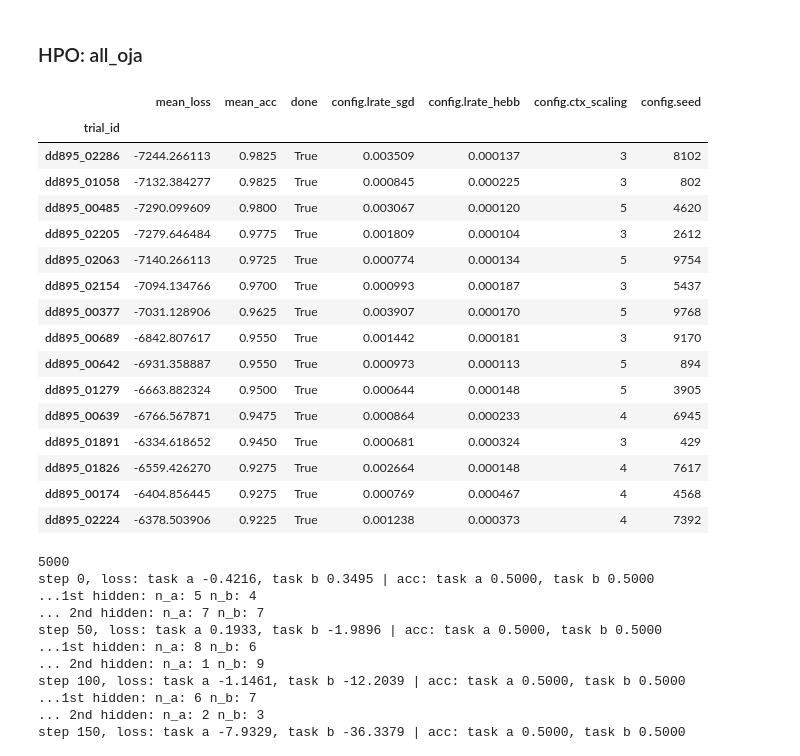
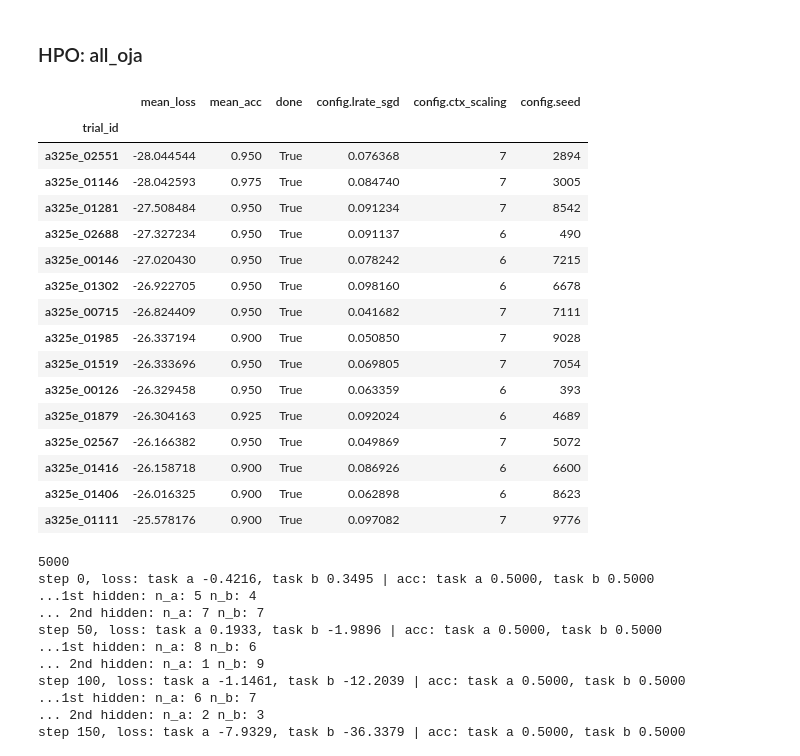
Before and after one commit to summerfieldlab/Flesch_Nagy_etal_HebbCL, a Jupyter notebook: notebooks/scratchpad.ipynb, the cells around one changed output. Saved outputs shown, nothing was run; the diff lists cells and outputs as text; code cells hidden in the pictures.

```diff
--- a/notebooks/scratchpad.ipynb
+++ b/notebooks/scratchpad.ipynb
@@ -181,28 +181,28 @@ print(f"terminal accuracy: {logger.results['acc_total'][-1]:.2f}, loss: {logger.
 # %% [markdown]
 ### HPO: all_oja
 # %%
-with open("../results/raytune_trees_asha_interleaved_ojaall_1ctx.pkl","rb") as f:
+with open("../results/raytune_blobs_asha_200episodes_blocked_vanilla_1ctx.pkl","rb") as f:
     df = pickle.load(f)["df"]
-df = df.sort_values("mean_acc",ascending=False).head(15)
+df = df.sort_values("mean_loss").head(15)
 df
 # %% [output]
-|  | mean_loss | mean_acc | done | config.lrate_sgd | config.lrate_hebb | config.ctx_scaling | config.seed |
-| trial_id |  |  |  |  |  |  |  |
-| dd895_02286 | -7244.266113 | 0.9825 | True | 0.003509 | 0.000137 | 3 | 8102 |
-| dd895_01058 | -7132.384277 | 0.9825 | True | 0.000845 | 0.000225 | 3 | 802 |
-| dd895_00485 | -7290.099609 | 0.9800 | True | 0.003067 | 0.000120 | 5 | 4620 |
-| dd895_02205 | -7279.646484 | 0.9775 | True | 0.001809 | 0.000104 | 3 | 2612 |
-| dd895_02063 | -7140.266113 | 0.9725 | True | 0.000774 | 0.000134 | 5 | 9754 |
-| dd895_02154 | -7094.134766 | 0.9700 | True | 0.000993 | 0.000187 | 3 | 5437 |
-| dd895_00377 | -7031.128906 | 0.9625 | True | 0.003907 | 0.000170 | 5 | 9768 |
-| dd895_00689 | -6842.807617 | 0.9550 | True | 0.001442 | 0.000181 | 3 | 9170 |
-| dd895_00642 | -6931.358887 | 0.9550 | True | 0.000973 | 0.000113 | 5 | 894 |
-| dd895_01279 | -6663.882324 | 0.9500 | True | 0.000644 | 0.000148 | 5 | 3905 |
-| dd895_00639 | -6766.567871 | 0.9475 | True | 0.000864 | 0.000233 | 4 | 6945 |
-| dd895_01891 | -6334.618652 | 0.9450 | True | 0.000681 | 0.000324 | 3 | 429 |
-| dd895_01826 | -6559.426270 | 0.9275 | True | 0.002664 | 0.000148 | 4 | 7617 |
-| dd895_00174 | -6404.856445 | 0.9275 | True | 0.000769 | 0.000467 | 4 | 4568 |
-| dd895_02224 | -6378.503906 | 0.9225 | True | 0.001238 | 0.000373 | 4 | 7392 |
+|  | mean_loss | mean_acc | done | config.lrate_sgd | config.ctx_scaling | config.seed |
+| trial_id |  |  |  |  |  |  |
+| a325e_02551 | -28.044544 | 0.950 | True | 0.076368 | 7 | 2894 |
+| a325e_01146 | -28.042593 | 0.975 | True | 0.084740 | 7 | 3005 |
+| a325e_01281 | -27.508484 | 0.950 | True | 0.091234 | 7 | 8542 |
+| a325e_02688 | -27.327234 | 0.950 | True | 0.091137 | 6 | 490 |
+| a325e_00146 | -27.020430 | 0.950 | True | 0.078242 | 6 | 7215 |
+| a325e_01302 | -26.922705 | 0.950 | True | 0.098160 | 6 | 6678 |
+| a325e_00715 | -26.824409 | 0.950 | True | 0.041682 | 7 | 7111 |
+| a325e_01985 | -26.337194 | 0.900 | True | 0.050850 | 7 | 9028 |
+| a325e_01519 | -26.333696 | 0.950 | True | 0.069805 | 7 | 7054 |
+| a325e_00126 | -26.329458 | 0.950 | True | 0.063359 | 6 | 393 |
+| a325e_01879 | -26.304163 | 0.925 | True | 0.092024 | 6 | 4689 |
+| a325e_02567 | -26.166382 | 0.950 | True | 0.049869 | 7 | 5072 |
+| a325e_01416 | -26.158718 | 0.900 | True | 0.086926 | 6 | 6600 |
+| a325e_01406 | -26.016325 | 0.900 | True | 0.062898 | 6 | 8623 |
+| a325e_01111 | -25.578176 | 0.900 | True | 0.097082 | 7 | 9776 |
 # %%
 # verify results
 
```
Also changed, not shown: parts of 7 cells of this notebook.
